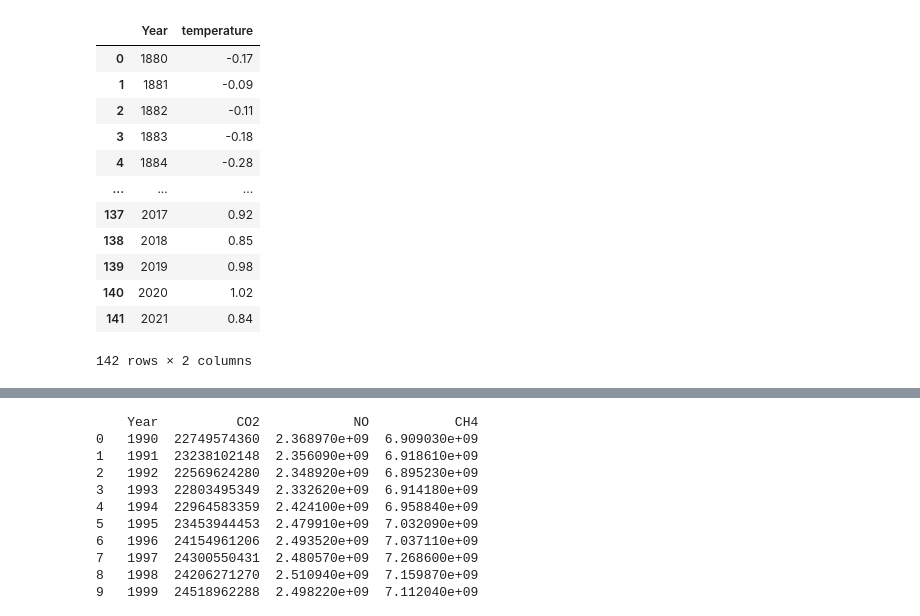
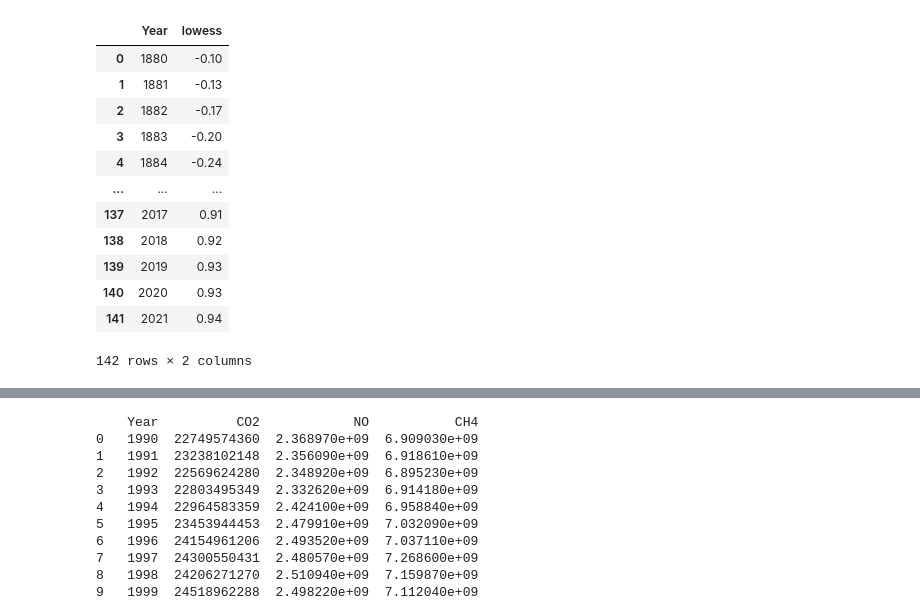
Before and after one commit to dohyun-dev/Zirraforming, a Jupyter notebook: ZirraForming/workspace/dongwook/processing/learning_code/온도 데이터 학습하기.ipynb, the cells around one changed output, grey strips where cells are left out. Saved outputs shown, nothing was run; the diff lists cells and outputs as text; code cells hidden in the pictures.

```diff
--- a/ZirraForming/workspace/dongwook/processing/learning_code/온도 데이터 학습하기.ipynb
+++ b/ZirraForming/workspace/dongwook/processing/learning_code/온도 데이터 학습하기.ipynb
@@ -33,21 +33,21 @@ print(temperature)
 [142 rows x 3 columns]
 # %%
 # 평활화는 우리가 사용할 data가 아니니 제외시키기
-temperature.drop(columns=['lowess'], inplace=True)
+temperature.drop(columns=['temperature'], inplace=True)
 temperature
 # %% [output]
-|  | Year | temperature |
-| 0 | 1880 | -0.17 |
-| 1 | 1881 | -0.09 |
-| 2 | 1882 | -0.11 |
-| 3 | 1883 | -0.18 |
-| 4 | 1884 | -0.28 |
+|  | Year | lowess |
+| 0 | 1880 | -0.10 |
+| 1 | 1881 | -0.13 |
+| 2 | 1882 | -0.17 |
+| 3 | 1883 | -0.20 |
+| 4 | 1884 | -0.24 |
 | ... | ... | ... |
-| 137 | 2017 | 0.92 |
-| 138 | 2018 | 0.85 |
-| 139 | 2019 | 0.98 |
-| 140 | 2020 | 1.02 |
-| 141 | 2021 | 0.84 |
+| 137 | 2017 | 0.91 |
+| 138 | 2018 | 0.92 |
+| 139 | 2019 | 0.93 |
+| 140 | 2020 | 0.93 |
+| 141 | 2021 | 0.94 |
 142 rows × 2 columns
 # %%
 # 연도 통일해서 맞추고 index도 맞춰주기
```
Also changed, not shown: parts of 3 cells of this notebook, 47 other files.
